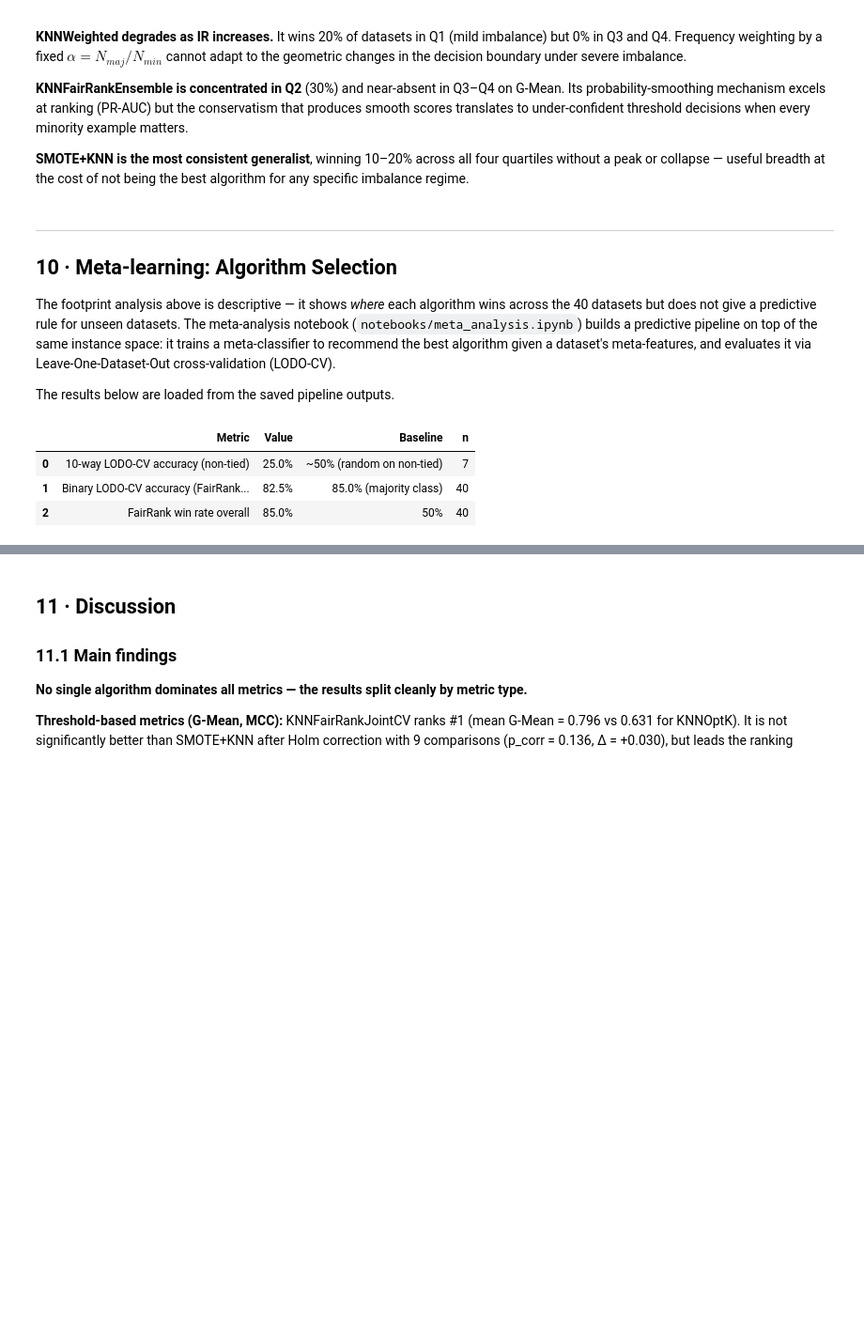
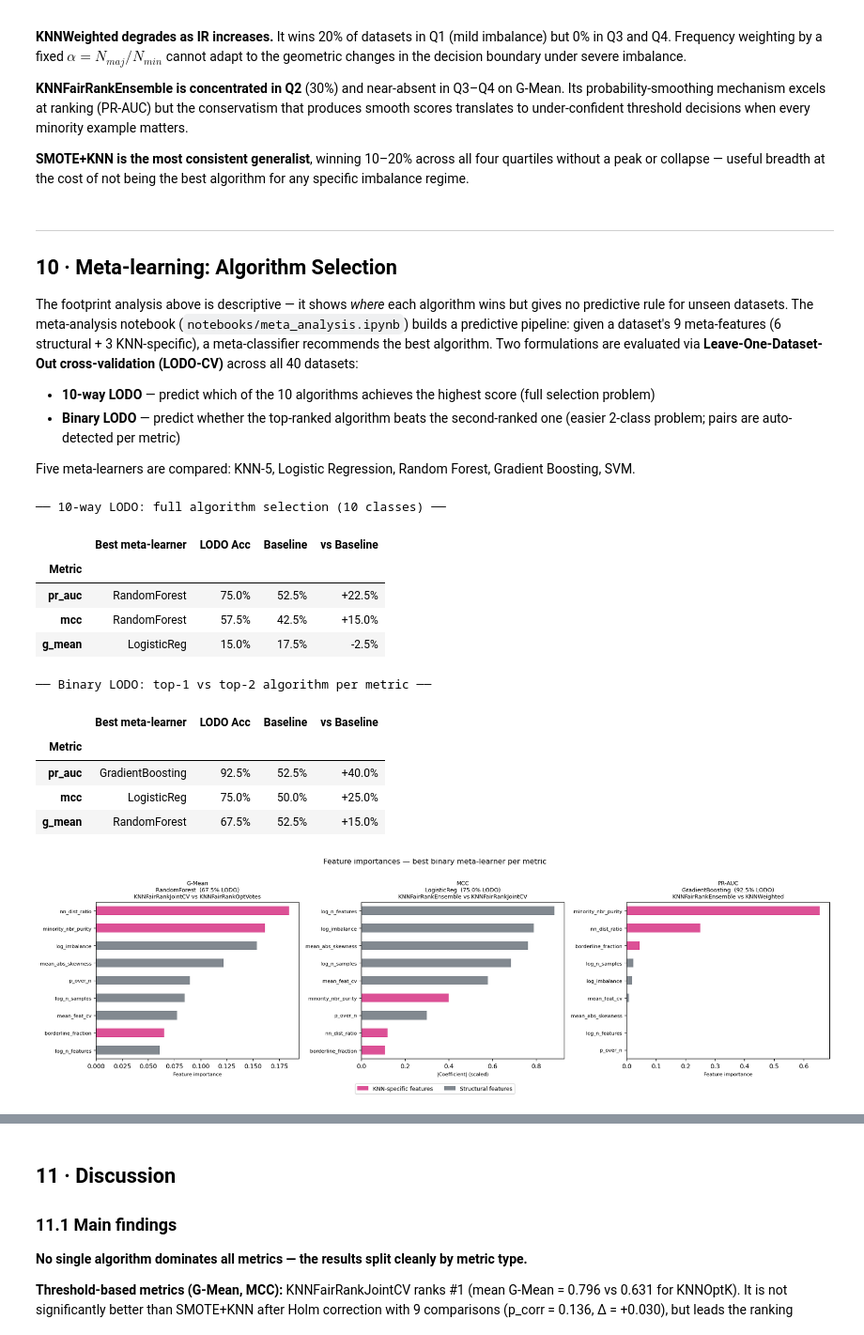
Before and after one commit to zepaulo333/knn_classimbalance, a Jupyter notebook: notebooks/entrega_final.ipynb, the cells around one changed output, grey strips where cells are left out. Shown at 94% size. Saved outputs shown, nothing was run; the diff lists cells and outputs as text; code cells hidden in the pictures; blank space fills up the shorter version.

```diff
--- a/notebooks/entrega_final.ipynb
+++ b/notebooks/entrega_final.ipynb
@@ -1270,24 +1270,75 @@ KNNFairRankTopoJointBootstrap     10%   0%   0%       10%
 ---
 ## 10 · Meta-learning: Algorithm Selection
 
-The footprint analysis above is descriptive — it shows *where* each algorithm wins across the 40 datasets but does not give a predictive rule for unseen datasets. The meta-analysis notebook (`notebooks/meta_analysis.ipynb`) builds a predictive pipeline on top of the same instance space: it trains a meta-classifier to recommend the best algorithm given a dataset's meta-features, and evaluates it via Leave-One-Dataset-Out cross-validation (LODO-CV).
+The footprint analysis above is descriptive — it shows *where* each algorithm wins but gives no predictive rule for unseen datasets. The meta-analysis notebook (`notebooks/meta_analysis.ipynb`) builds a predictive pipeline: given a dataset's 9 meta-features (6 structural + 3 KNN-specific), a meta-classifier recommends the best algorithm. Two formulations are evaluated via **Leave-One-Dataset-Out cross-validation (LODO-CV)** across all 40 datasets:
 
-The results below are loaded from the saved pipeline outputs.
+- **10-way LODO** — predict which of the 10 algorithms achieves the highest score (full selection problem)
+- **Binary LODO** — predict whether the top-ranked algorithm beats the second-ranked one (easier 2-class problem; pairs are auto-detected per metric)
+
+Five meta-learners are compared: KNN-5, Logistic Regression, Random Forest, Gradient Boosting, SVM.
 # %%
-# ── 10. Meta-model results ────────────────────────────────────────────────
+# ── 10. Meta-model results ───────────────────────────────────────────────
 import os
 
-_meta_results_path = "results/tables/meta_model_results.csv"
+_METRICS_EF = [("g_mean", "G-Mean"), ("mcc", "MCC"), ("pr_auc", "PR-AUC")]
 
-if os.path.exists(_meta_results_path):
-    meta_results_df = pd.read_csv(_meta_results_path)
-    display(meta_results_df)
+def _load_compare(tag, metric):
+    path = f"results/tables/meta_lodo_{tag}_{metric}.csv"
+    if os.path.exists(path):
+        df = pd.read_csv(path)
+        df.insert(0, "metric", metric)
+        return df
+    return None
+
+# ── 10-way: full algorithm selection ─────────────────────────────────────
+_rows_10 = [r for m,_ in _METRICS_EF for r in [_load_compare("10way", m)] if r is not None]
+if _rows_10:
+    _df_10 = pd.concat(_rows_10, ignore_index=True)
+    _best_10 = (
+        _df_10.sort_values("lodo_acc", ascending=False)
+              .groupby("metric", sort=False).first().reset_index()
+    )[["metric","meta_learner","lodo_acc","baseline","vs_baseline"]]
+    _best_10.columns = ["Metric","Best meta-learner","LODO Acc","Baseline","vs Baseline"]
+    _best_10["LODO Acc"]   = _best_10["LODO Acc"].map("{:.1%}".format)
+    _best_10["Baseline"]   = _best_10["Baseline"].map("{:.1%}".format)
+    _best_10["vs Baseline"] = _best_10["vs Baseline"].map("{:+.1%}".format)
+    print("── 10-way LODO: full algorithm selection (10 classes) ──")
+    display(_best_10.set_index("Metric"))
+
+# ── Binary: top-1 vs top-2 per metric ────────────────────────────────────
+_rows_bin = [r for m,_ in _METRICS_EF for r in [_load_compare("binary", m)] if r is not None]
+if _rows_bin:
+    _df_bin = pd.concat(_rows_bin, ignore_index=True)
+    _best_bin = (
+        _df_bin.sort_values("lodo_acc", ascending=False)
+               .groupby("metric", sort=False).first().reset_index()
+    )[["metric","meta_learner","lodo_acc","baseline","vs_baseline"]]
+    _best_bin.columns = ["Metric","Best meta-learner","LODO Acc","Baseline","vs Baseline"]
+    _best_bin["LODO Acc"]   = _best_bin["LODO Acc"].map("{:.1%}".format)
+    _best_bin["Baseline"]   = _best_bin["Baseline"].map("{:.1%}".format)
+    _best_bin["vs Baseline"] = _best_bin["vs Baseline"].map("{:+.1%}".format)
+    print("\n── Binary LODO: top-1 vs top-2 algorithm per metric ──")
+    display(_best_bin.set_index("Metric"))
+
+# ── Feature importance figure ─────────────────────────────────────────────
+_fig_path = "results/figures/meta_feature_importance.png"
+if os.path.exists(_fig_path):
+    from IPython.display import Image
+    display(Image(_fig_path, width=900))
 else:
-    print("Meta-model results not yet generated.")
-    print("Run notebooks/meta_analysis.ipynb to produce results/tables/meta_model_results.csv")
+    print("Feature importance figure not yet generated — run meta_analysis.ipynb §7.")
 # %% [output]
+── 10-way LODO: full algorithm selection (10 classes) ──
-|  | Metric | Value | Baseline | n |
-| 0 | 10-way LODO-CV accuracy (non-tied) | 25.0% | ~50% (random on non-tied) | 7 |
-| 1 | Binary LODO-CV accuracy (FairRank... | 82.5% | 85.0% (majority class) | 40 |
-| 2 | FairRank win rate overall | 85.0% | 50% | 40 |
+|  | Best meta-learner | LODO Acc | Baseline | vs Baseline |
+| Metric |  |  |  |  |
+| pr_auc | RandomForest | 75.0% | 52.5% | +22.5% |
+| mcc | RandomForest | 57.5% | 42.5% | +15.0% |
+| g_mean | LogisticReg | 15.0% | 17.5% | -2.5% |
+── Binary LODO: top-1 vs top-2 algorithm per metric ──
+|  | Best meta-learner | LODO Acc | Baseline | vs Baseline |
+| Metric |  |  |  |  |
+| pr_auc | GradientBoosting | 92.5% | 52.5% | +40.0% |
+| mcc | LogisticReg | 75.0% | 50.0% | +25.0% |
+| g_mean | RandomForest | 67.5% | 52.5% | +15.0% |
+[figure, added]
 # %% [markdown]
```
Also changed, not shown: parts of 1 cell of this notebook, 16 other files.
